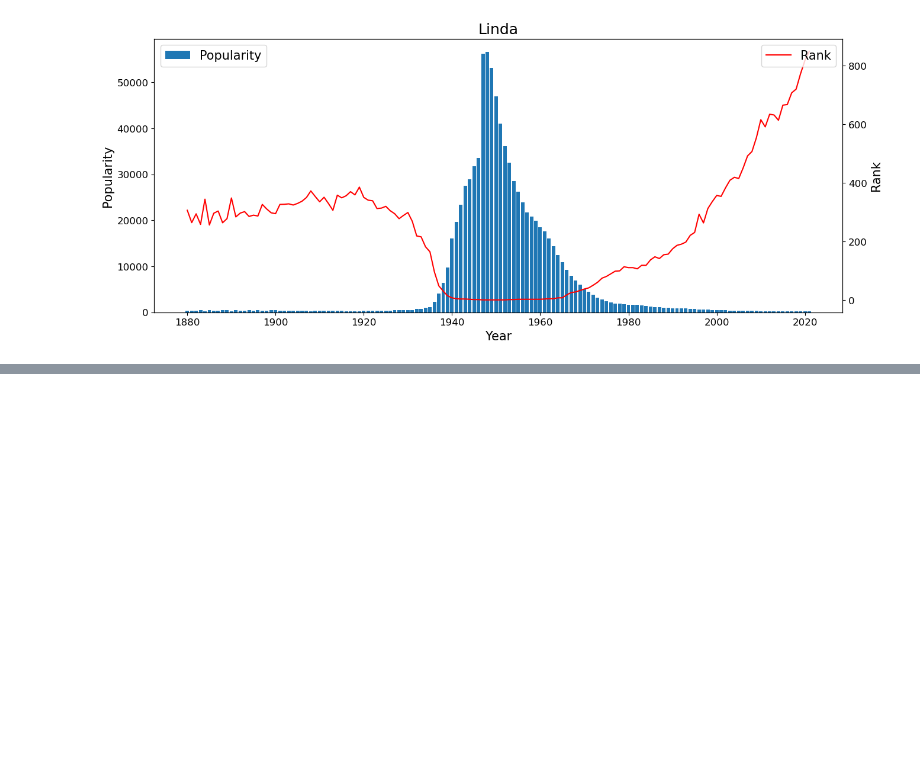
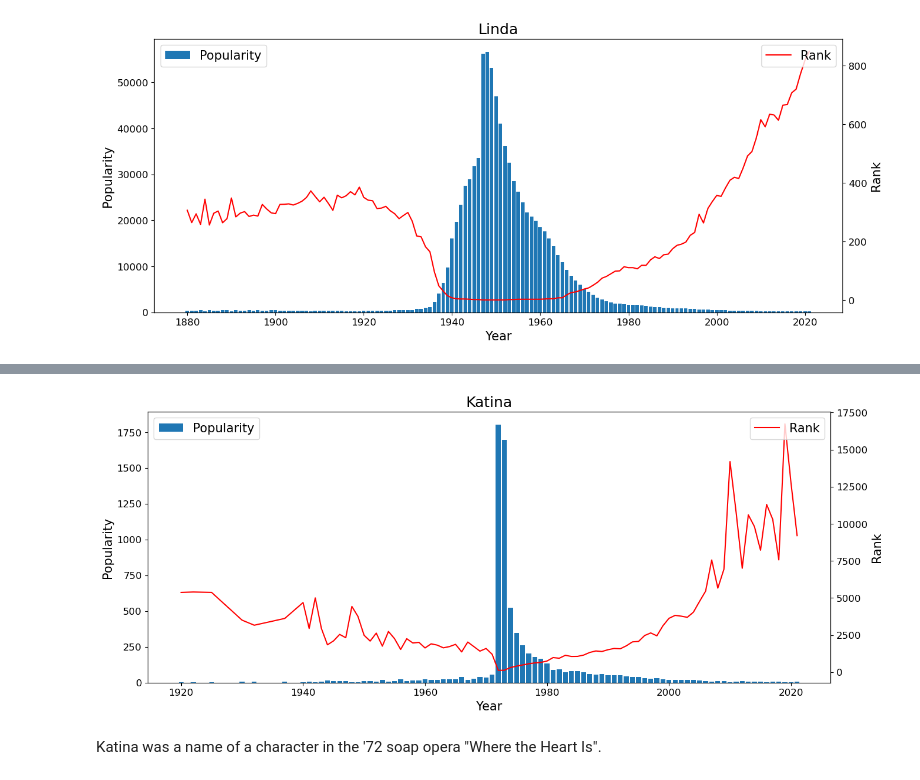
Before and after one commit to RochaErik/X-US-Baby-Names, a Jupyter notebook: EDA.ipynb, the cells around one changed output, grey strips where cells are left out. Drawn from its saved outputs; the diff is of its cells as text; code cells hidden in the pictures; blank space fills up the shorter version.

```diff
--- a/EDA.ipynb
+++ b/EDA.ipynb
@@ -694,0 +739,6 @@ plot_name('Linda', 'F')
+# %%
+plot_name('Katina', 'F')
+# %% [output]
+[figure, added]
+# %% [markdown]
+Katina was a name of a character in the '72 soap opera "Where the Heart Is".
```
Also changed, not shown: parts of 14 cells of this notebook.
